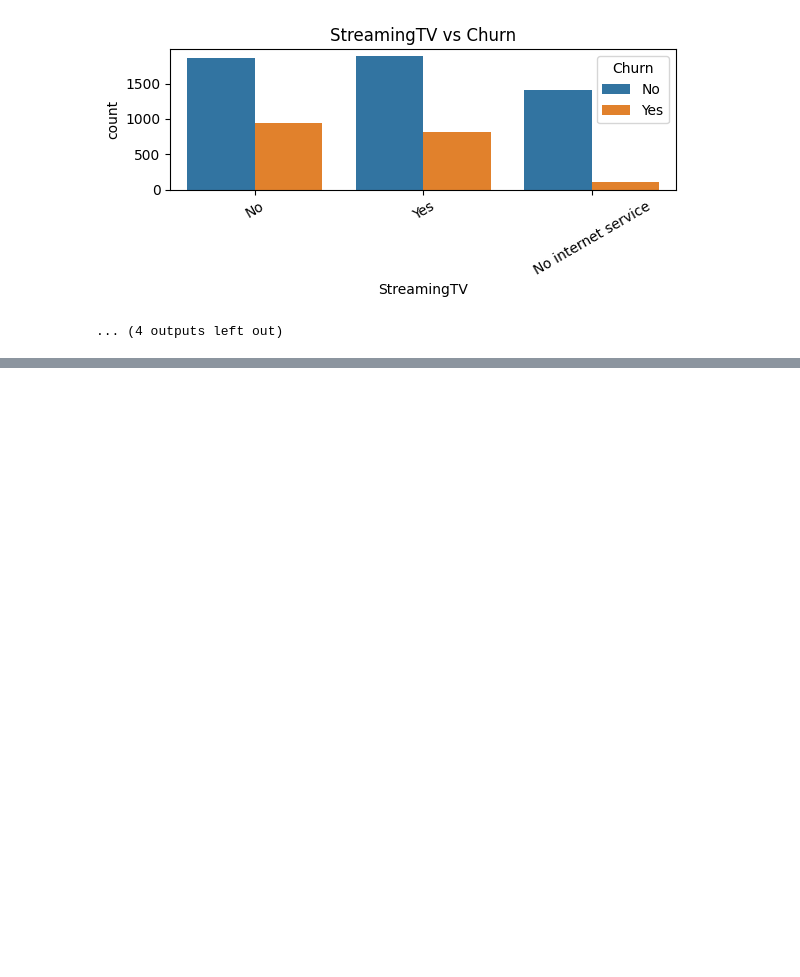
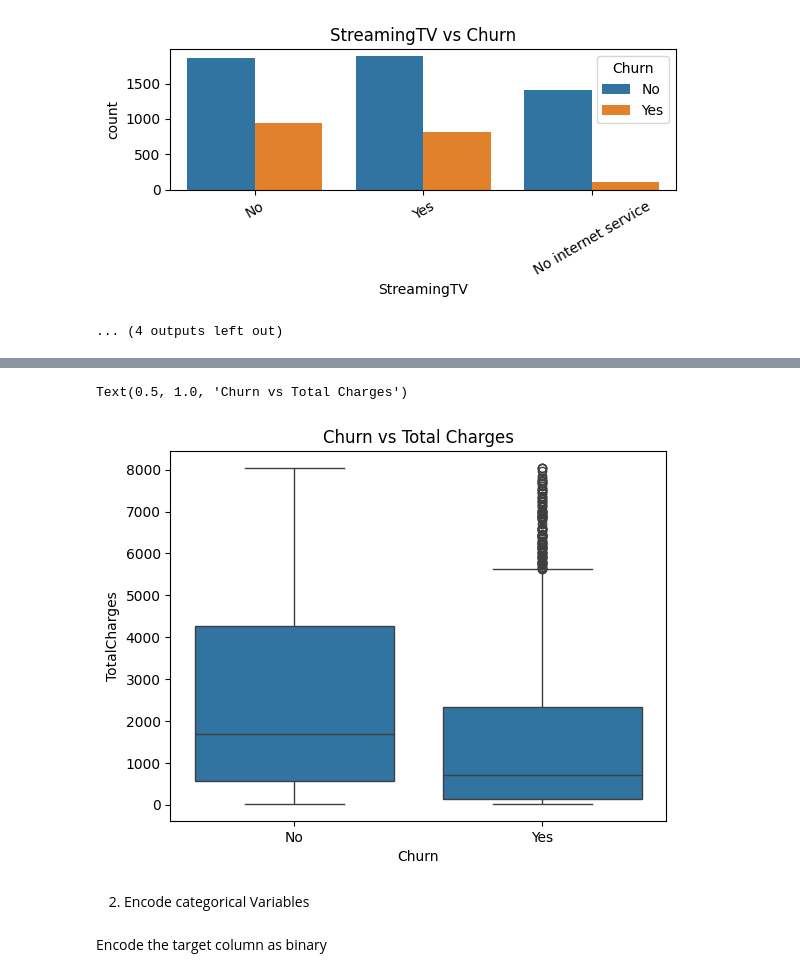
Before and after one commit to Rolweezy/Telco-Customer-Churn-Detection-and-Prevention-Project, a Jupyter notebook: Telco_Customer_Churn_Prediction_And_Prevention.ipynb, the cells around one changed output, grey strips where cells are left out. Saved outputs shown, nothing was run; the diff lists cells and outputs as text; code cells hidden in the pictures; blank space fills up the shorter version.

```diff
--- a/Telco_Customer_Churn_Prediction_And_Prevention.ipynb
+++ b/Telco_Customer_Churn_Prediction_And_Prevention.ipynb
@@ -823,0 +894,11 @@ for col in categorical_cols:
+# %%
+sns.boxplot(data=processed_df, x='Churn', y='TotalCharges')
+plt.title("Churn vs Total Charges")
+#
+# %% [output]
+Text(0.5, 1.0, 'Churn vs Total Charges')
+[figure, added]
+# %% [markdown]
+2. Encode categorical Variables
+# %% [markdown]
+Encode the target column as binary
```
Also changed, not shown: parts of 49 cells of this notebook.
